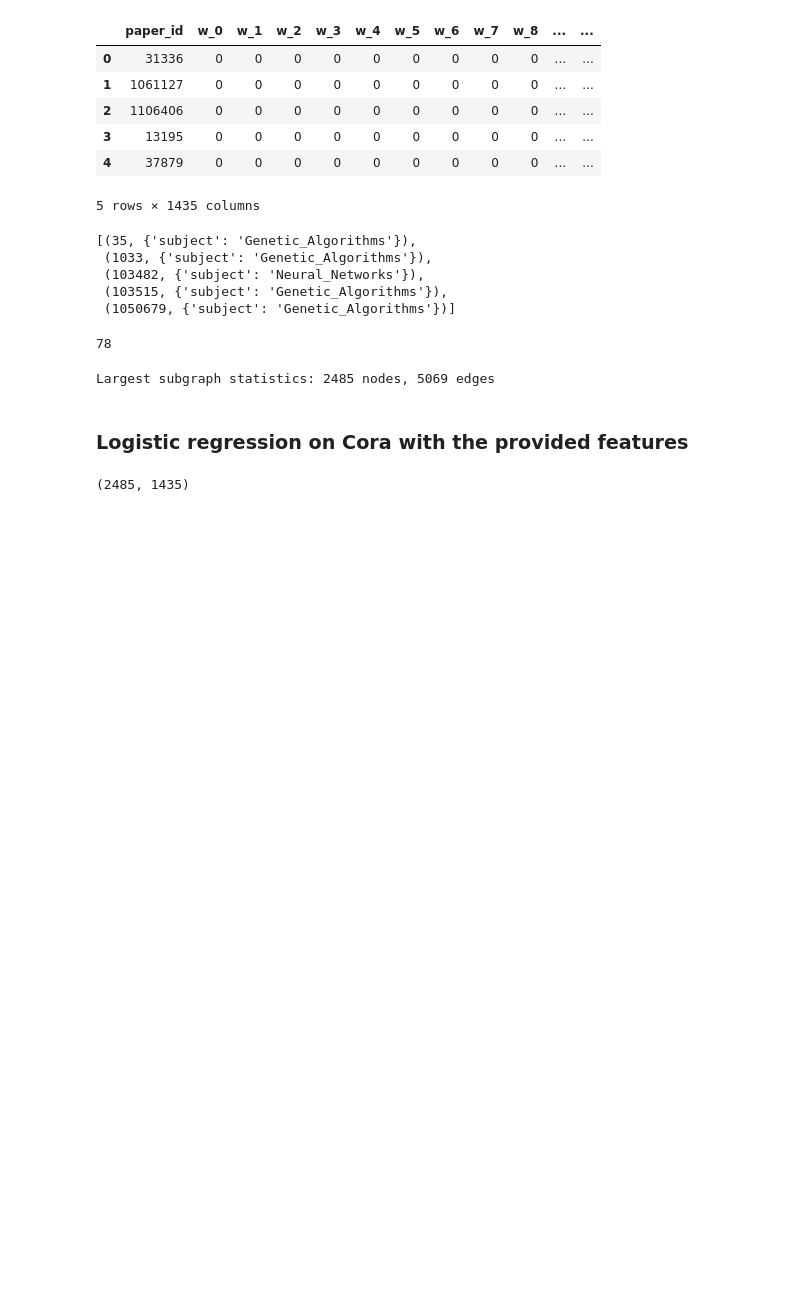
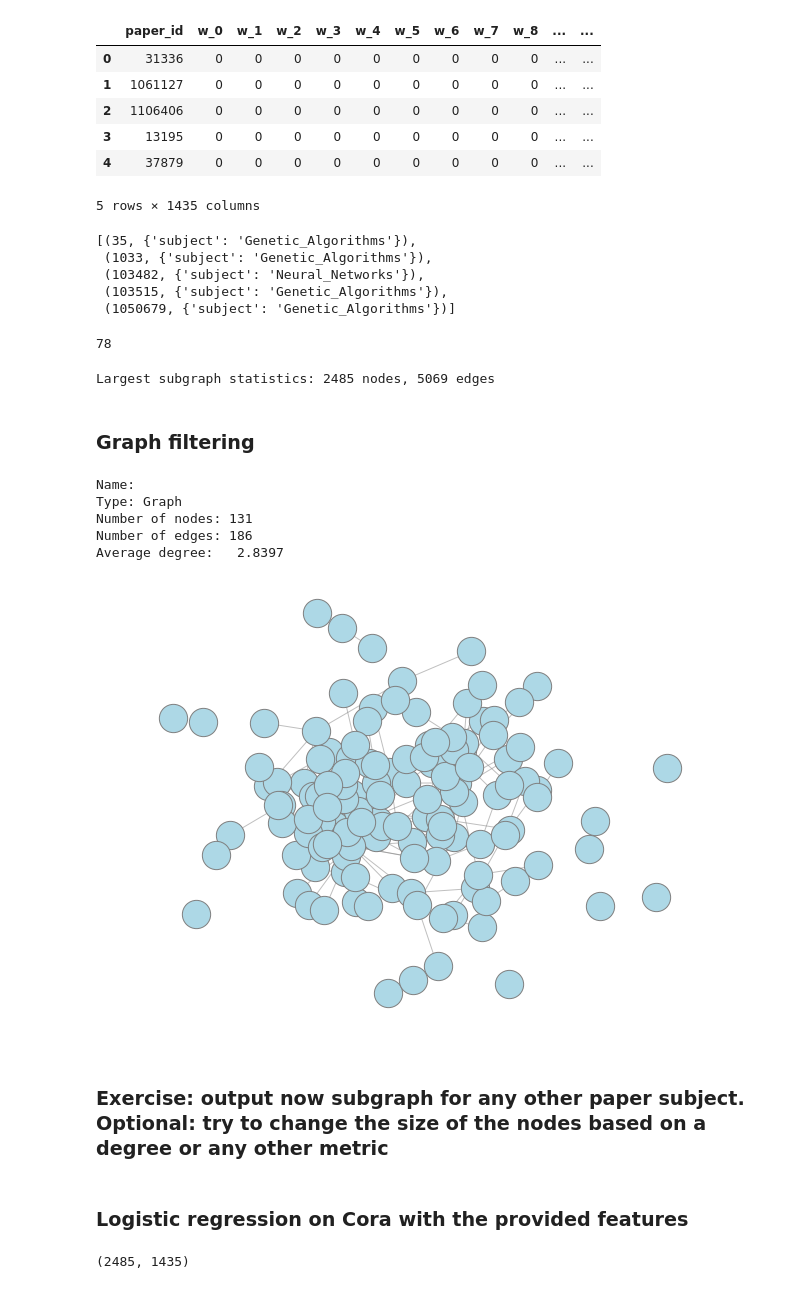
Before and after one commit to stellargraph/stellar-practical-ml-on-graphs, a Jupyter notebook: notebooks/Traditional-SNA.ipynb, the cells around one changed output. Drawn from its saved outputs; the diff is of its cells as text; code cells hidden in the pictures; blank space fills up the shorter version.

```diff
--- a/notebooks/Traditional-SNA.ipynb
+++ b/notebooks/Traditional-SNA.ipynb
@@ -342,3 +351,5 @@ print("Largest subgraph statistics: {} nodes, {} edges".format(
     g_nx.number_of_nodes(), g_nx.number_of_edges()))
 # %% [output]
 Largest subgraph statistics: 2485 nodes, 5069 edges
+# %% [markdown]
+### Graph filtering
@@ -345,3 +358,30 @@ Largest subgraph statistics: 2485 nodes, 5069 edges
+# %%
+selected_nodes = [n for n,v in g_nx.nodes(data=True) if v['subject'] == 'Rule_Learning']
+subgraph_rl = g_nx.subgraph(selected_nodes)
+# %%
+print(nx.info(subgraph_rl))
+# %% [output]
+Name:
+Type: Graph
+Number of nodes: 131
+Number of edges: 186
+Average degree:   2.8397
+# %%
+plt.figure(figsize=(10,8)) # change the size of the figure
+pos = nx.fruchterman_reingold_layout(subgraph_rl, iterations=10) # specify layout
+# nodes
+nx.draw_networkx_nodes(subgraph_rl, pos, node_size=800, node_color='lightblue', edgecolors='grey')
+
+# edges
+nx.draw_networkx_edges(subgraph_rl, pos,
+                       width=1, alpha=0.5, edge_color='grey')
+
+plt.axis('off')
+plt.show()
+# %% [output]
+[figure, added]
+# %% [markdown]
+### Exercise: output now subgraph for any other paper subject. Optional: try to change the size of the nodes based on a degree or any other metric
 # %% [markdown]
 ### Logistic regression on Cora with the provided features
 # %%
```
Also changed, not shown: parts of 16 cells of this notebook.
